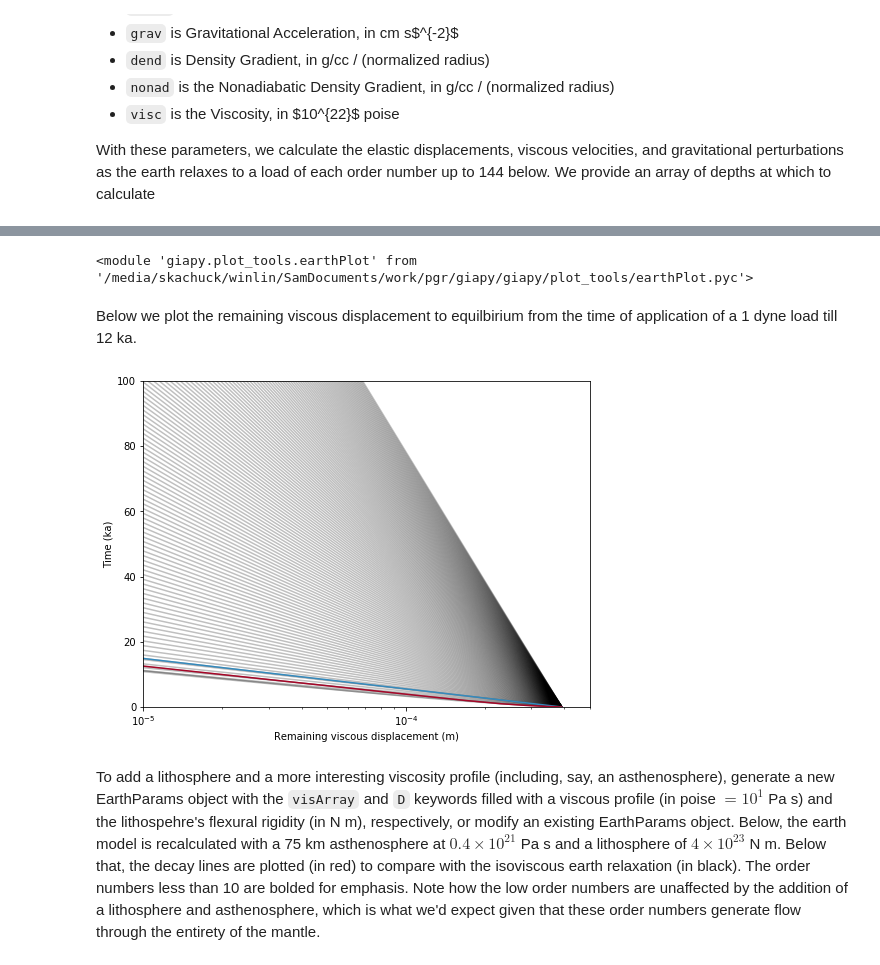
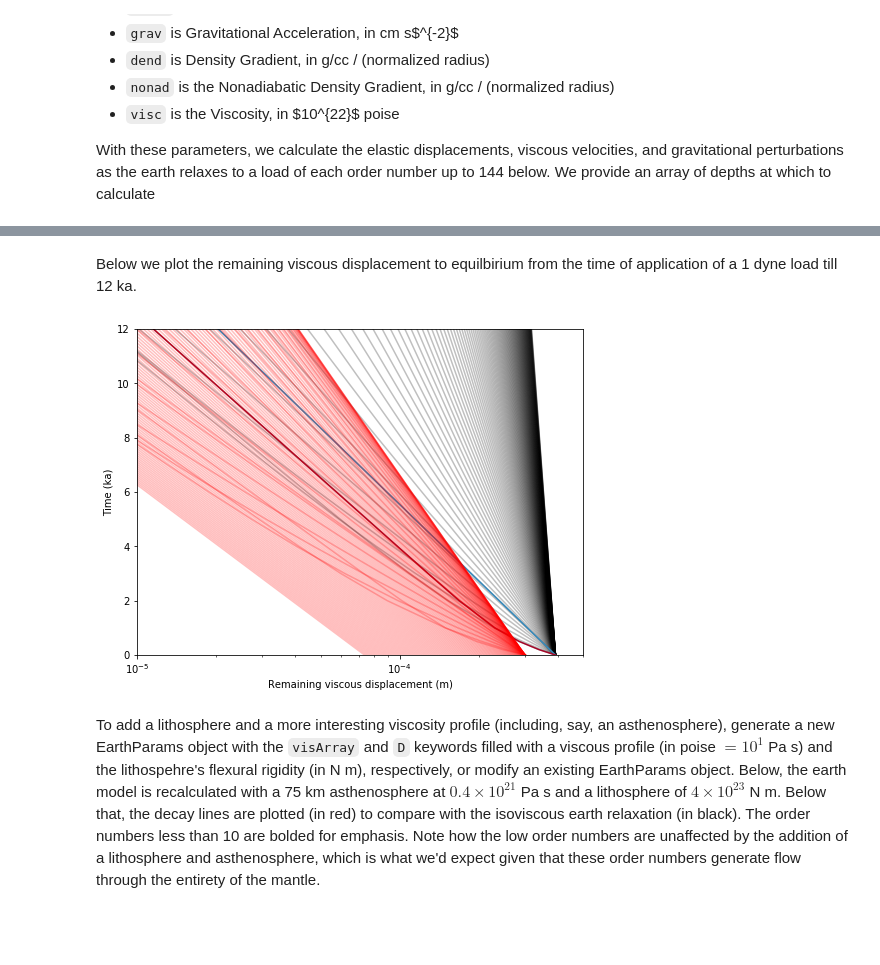
Before and after one commit to skachuck/giapy, a Jupyter notebook: nbs/giapyTutorial.ipynb, the cells around one changed output, grey strips where cells are left out. Saved outputs shown, nothing was run; the diff lists cells and outputs as text; code cells hidden in the pictures; blank space fills up the shorter version.

````diff
--- a/nbs/giapyTutorial.ipynb
+++ b/nbs/giapyTutorial.ipynb
@@ -156,22 +166,13 @@ Wall time: 31.5 s
-# %%
-reload(giapy)
-reload(giapy.earth_tools)
-reload(giapy.earth_tools.earthIntegrator)
-reload(giapy.earth_tools.earthSpherical)
-
-reload(giapy.plot_tools)
-reload(giapy.plot_tools.earthPlot)
-# %% [output]
-<module 'giapy.plot_tools.earthPlot' from '/media/skachuck/winlin/SamDocuments/work/pgr/giapy/giapy/plot_tools/earthPlot.pyc'>
 # %% [markdown]
 Below we plot the remaining viscous displacement to equilbirium from the time of application of a 1 dyne load till 12 ka.
 # %%
 from giapy.plot_tools.earthPlot import plotViscDecay
 fig, ax = plt.subplots(1, 1, figsize=(8,6))
 plotViscDecay(earth, ax=ax, color='k', alpha=0.25);
 plotViscDecay(earth, ax, 1, 2, color='#348ABD'); plotViscDecay(earth, ax, 2, 3, color='#A60628', ylim=[0,100]);
+plotViscDecay(sim.earth, ax, 1, 144, color='r', alpha=0.25);
 # %% [output]
-[figure, old version]
+[figure, new version]
 # %% [markdown]
 To add a lithosphere and a more interesting viscosity profile (including, say, an asthenosphere), generate a new EarthParams object with the ```visArray``` and ```D``` keywords filled with a viscous profile (in poise $= 10^{1}$ Pa s) and the lithospehre's flexural rigidity (in N m), respectively, or modify an existing EarthParams object. Below, the earth model is recalculated with a 75 km asthenosphere at $0.4\times10^{21}$ Pa s and a lithosphere of $4\times10^{23}$ N m. Below that, the decay lines are plotted (in red) to compare with the isoviscous earth relaxation (in black). The order numbers less than 10 are bolded for emphasis. Note how the low order numbers are unaffected by the addition of a lithosphere and asthenosphere, which is what we'd expect given that these order numbers generate flow through the entirety of the mantle.
 # %%
````
Also changed, not shown: parts of 20 cells of this notebook, 1 other file.
